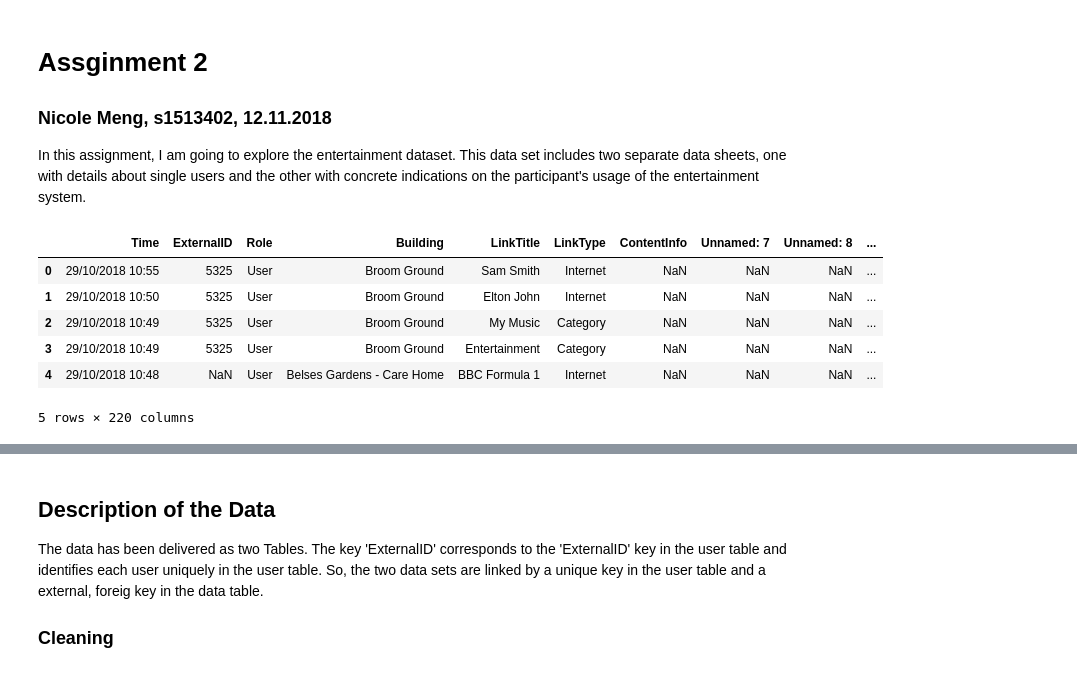
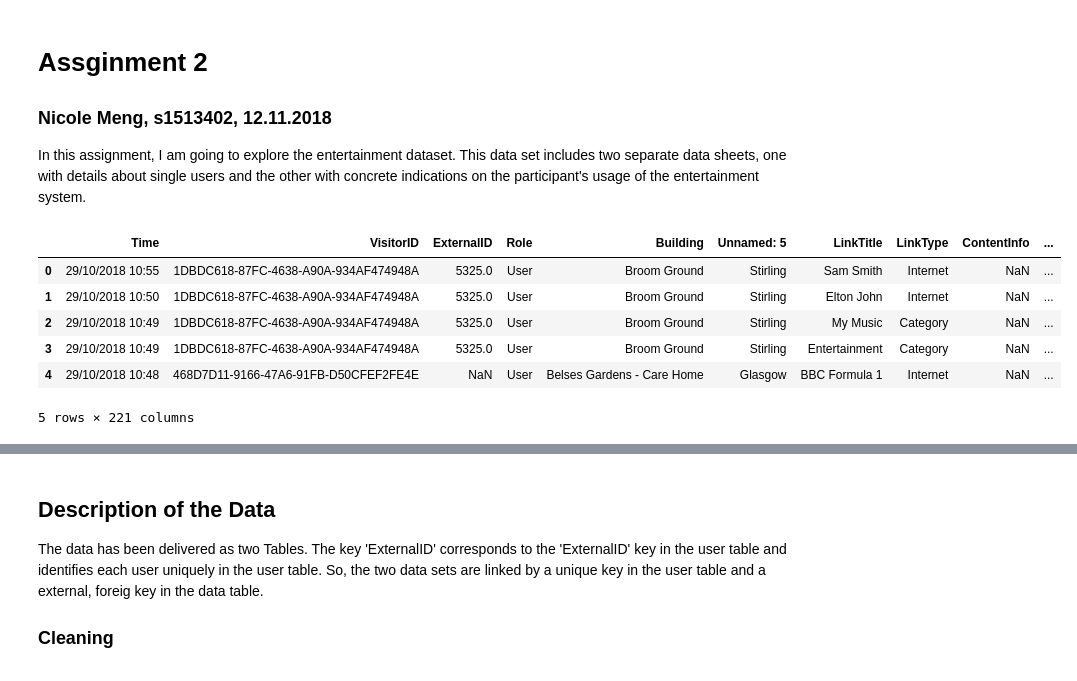
Before and after one commit to Corneliusbusch/DS4D-project, a Jupyter notebook: DS4D Assignment 2/AssignmentNicole.ipynb, the cells around one changed output, grey strips where cells are left out. Cells and saved outputs as stored; diff of their text form; code cells hidden in the pictures.

```diff
--- a/DS4D Assignment 2/AssignmentNicole.ipynb
+++ b/DS4D Assignment 2/AssignmentNicole.ipynb
@@ -6,24 +6,23 @@ In this assignment, I am going to explore the entertainment dataset. This data s
 # %%
 import pandas as pd
 import seaborn as sns
 import matplotlib.pyplot as plt
 import numpy as np
 from datetime import date
 from dateutil.relativedelta import relativedelta
 %matplotlib inline
 
-data = pd.read_csv("CC-data-anonym.csv", low_memory=False)
-user = pd.read_csv("CC-user.csv", low_memory=False)
-
+data = pd.read_csv('../locations.csv', low_memory=False)
+users = pd.read_csv('../PrimaryConditions age sex by customer reference.csv', low_memory=False)
 data.head()
 # %% [output]
-|  | Time | ExternalID | Role | Building | LinkTitle | LinkType | ContentInfo | Unnamed: 7 | Unnamed: 8 | ... |
-| 0 | 29/10/2018 10:55 | 5325 | User | Broom Ground | Sam Smith | Internet | NaN | NaN | NaN | ... |
-| 1 | 29/10/2018 10:50 | 5325 | User | Broom Ground | Elton John | Internet | NaN | NaN | NaN | ... |
-| 2 | 29/10/2018 10:49 | 5325 | User | Broom Ground | My Music | Category | NaN | NaN | NaN | ... |
-| 3 | 29/10/2018 10:49 | 5325 | User | Broom Ground | Entertainment | Category | NaN | NaN | NaN | ... |
-| 4 | 29/10/2018 10:48 | NaN | User | Belses Gardens - Care Home | BBC Formula 1 | Internet | NaN | NaN | NaN | ... |
+|  | Time | VisitorID | ExternalID | Role | Building | Unnamed: 5 | LinkTitle | LinkType | ContentInfo | ... |
+| 0 | 29/10/2018 10:55 | 1DBDC618-87FC-4638-A90A-934AF474948A | 5325.0 | User | Broom Ground | Stirling | Sam Smith | Internet | NaN | ... |
+| 1 | 29/10/2018 10:50 | 1DBDC618-87FC-4638-A90A-934AF474948A | 5325.0 | User | Broom Ground | Stirling | Elton John | Internet | NaN | ... |
+| 2 | 29/10/2018 10:49 | 1DBDC618-87FC-4638-A90A-934AF474948A | 5325.0 | User | Broom Ground | Stirling | My Music | Category | NaN | ... |
+| 3 | 29/10/2018 10:49 | 1DBDC618-87FC-4638-A90A-934AF474948A | 5325.0 | User | Broom Ground | Stirling | Entertainment | Category | NaN | ... |
+| 4 | 29/10/2018 10:48 | 468D7D11-9166-47A6-91FB-D50CFEF2FE4E | NaN | User | Belses Gardens - Care Home | Glasgow | BBC Formula 1 | Internet | NaN | ... |
-5 rows × 220 columns
+5 rows × 221 columns
 # %%
 user.head()
 # %% [output]
```
Also changed, not shown: parts of 16 cells of this notebook, 12 other files.
